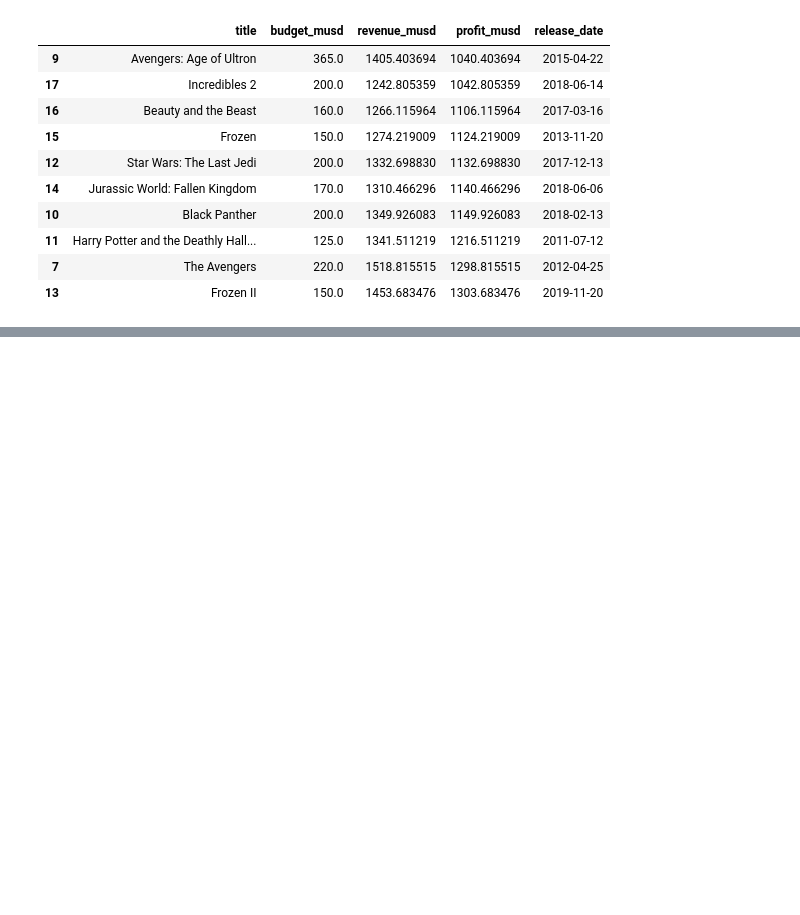
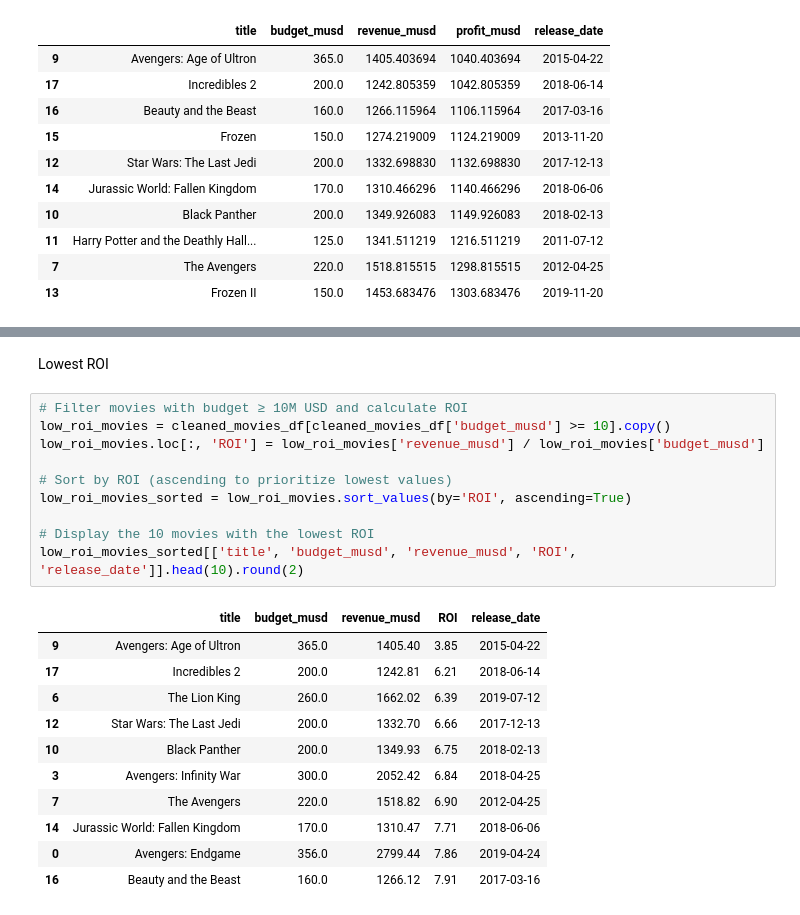
Before and after one commit to b-kenneth/Python_Fundamentals, a Jupyter notebook: movie_data_analysis.ipynb, the cells around one changed output, grey strips where cells are left out. Saved outputs shown, nothing was run; the diff lists cells and outputs as text; blank space fills up the shorter version.

```diff
--- a/movie_data_analysis.ipynb
+++ b/movie_data_analysis.ipynb
@@ -566,0 +593,24 @@ lowest_profit_movies[['title', 'budget_musd', 'revenue_musd', 'profit_musd', 're
+# %% [markdown]
+Lowest ROI
+# %%
+# Filter movies with budget ≥ 10M USD and calculate ROI
+low_roi_movies = cleaned_movies_df[cleaned_movies_df['budget_musd'] >= 10].copy()
+low_roi_movies.loc[:, 'ROI'] = low_roi_movies['revenue_musd'] / low_roi_movies['budget_musd']
+
+# Sort by ROI (ascending to prioritize lowest values)
+low_roi_movies_sorted = low_roi_movies.sort_values(by='ROI', ascending=True)
+
+# Display the 10 movies with the lowest ROI
+low_roi_movies_sorted[['title', 'budget_musd', 'revenue_musd', 'ROI', 'release_date']].head(10).round(2)
+# %% [output]
+|  | title | budget_musd | revenue_musd | ROI | release_date |
+| 9 | Avengers: Age of Ultron | 365.0 | 1405.40 | 3.85 | 2015-04-22 |
+| 17 | Incredibles 2 | 200.0 | 1242.81 | 6.21 | 2018-06-14 |
+| 6 | The Lion King | 260.0 | 1662.02 | 6.39 | 2019-07-12 |
+| 12 | Star Wars: The Last Jedi | 200.0 | 1332.70 | 6.66 | 2017-12-13 |
+| 10 | Black Panther | 200.0 | 1349.93 | 6.75 | 2018-02-13 |
+| 3 | Avengers: Infinity War | 300.0 | 2052.42 | 6.84 | 2018-04-25 |
+| 7 | The Avengers | 220.0 | 1518.82 | 6.90 | 2012-04-25 |
+| 14 | Jurassic World: Fallen Kingdom | 170.0 | 1310.47 | 7.71 | 2018-06-06 |
+| 0 | Avengers: Endgame | 356.0 | 2799.44 | 7.86 | 2019-04-24 |
+| 16 | Beauty and the Beast | 160.0 | 1266.12 | 7.91 | 2017-03-16 |
```
Also changed, not shown: parts of 13 cells of this notebook.
